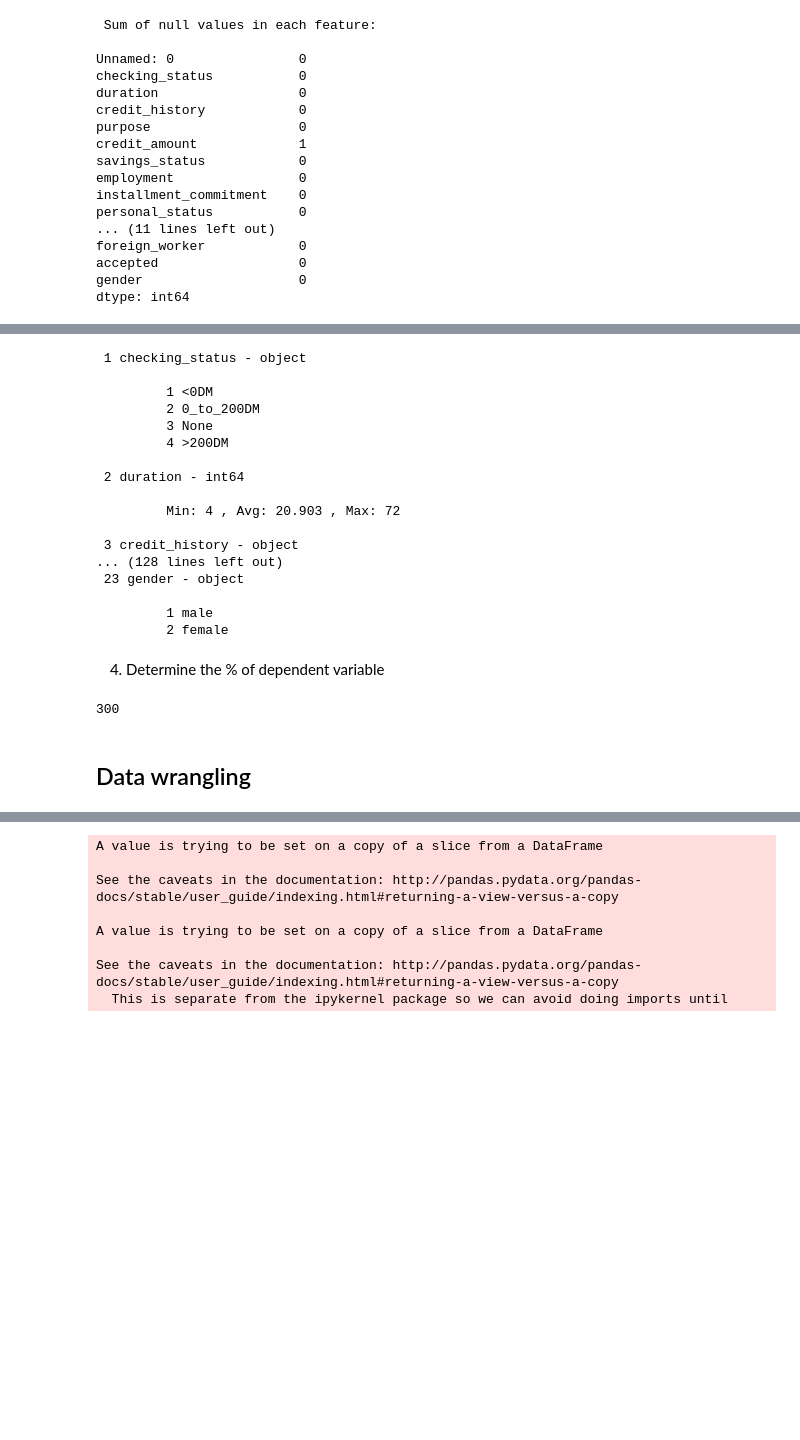
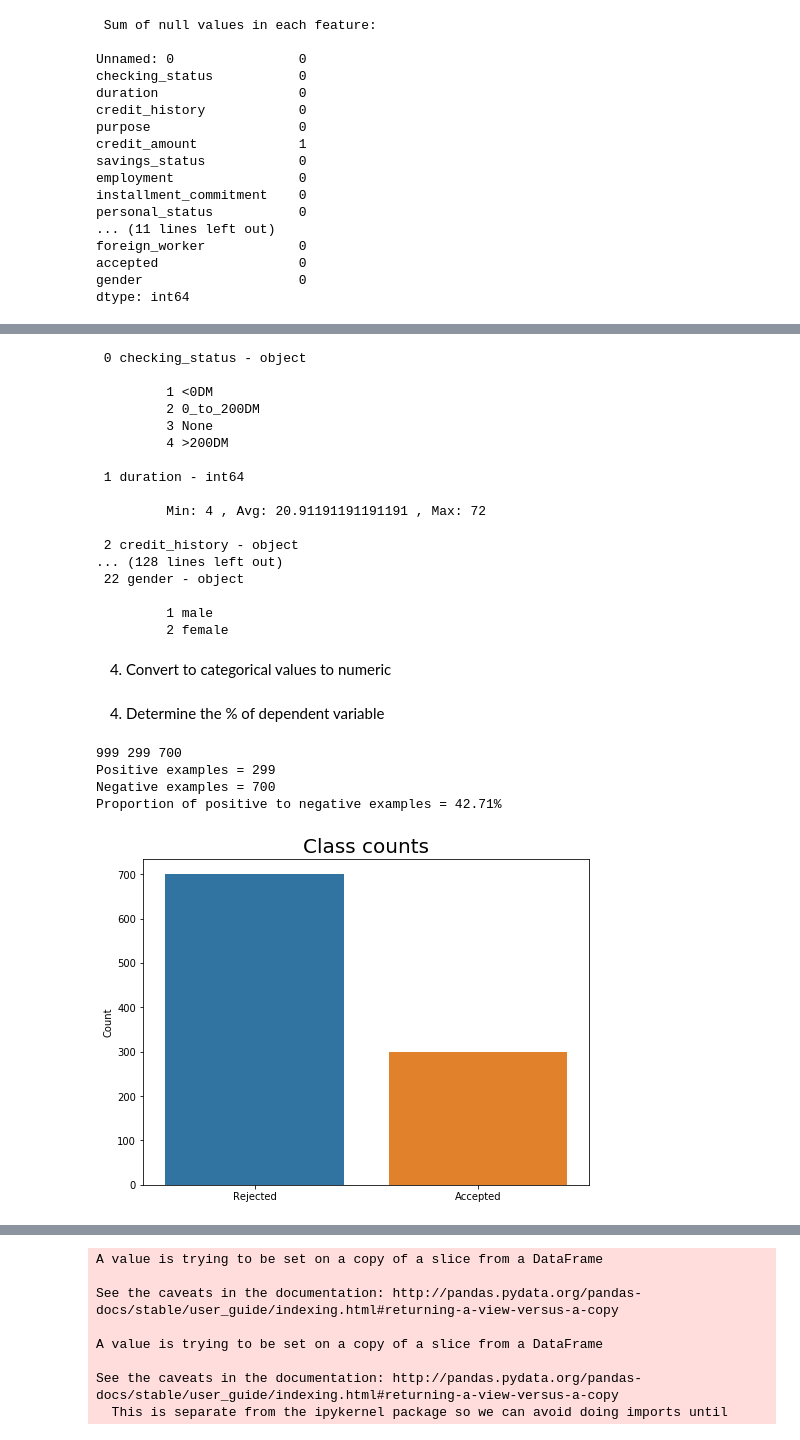
Before and after one commit to redmundnacario/-temporary-repo, a Jupyter notebook: Predict Lending.ipynb, the cells around one changed output, grey strips where cells are left out. Saved outputs shown, nothing was run; the diff lists cells and outputs as text; code cells hidden in the pictures; blank space fills up the shorter version.

```diff
--- a/Predict Lending.ipynb
+++ b/Predict Lending.ipynb
@@ -47,6 +108,8 @@ dtype: object
 # %%
 print("\n","Sum of null values in each feature:","\n")
 print(data_df.isnull().sum())
+columns_X = list(data_df.columns)
+columns_X = columns_X[1:]
 # %% [output]
  Sum of null values in each feature:
 
@@ -68 +133,3 @@ dtype: int64
+# %%
+data_df = data_df.dropna(axis = 0)
 # %% [markdown]
@@ -70,7 +137,7 @@ dtype: int64
 # %%
+data_df = data_df[columns_X]
+
 for ctr, i in enumerate(data_df.columns):
-    if ctr == 0:
-        continue
     print("\n", ctr, i,"-",data_df[i].dtype,"\n")
     unq_col = data_df[i].unique().tolist()
 
@@ -80,28 +147,56 @@ for ctr, i in enumerate(data_df.columns):
         for ctr1, j in enumerate(unq_col):
             print("\t",ctr1 + 1, j)
 # %% [output]
- 1 checking_status - object
+ 0 checking_status - object
 
          1 <0DM
          2 0_to_200DM
          3 None
          4 >200DM
 
- 2 duration - int64
+ 1 duration - int64
 
-         Min: 4 , Avg: 20.903 , Max: 72
+         Min: 4 , Avg: 20.91191191191191 , Max: 72
 
- 3 credit_history - object
+ 2 credit_history - object
 ... (128 lines left out)
- 23 gender - object
+ 22 gender - object
 
          1 male
          2 female
+# %% [markdown]
+4. Convert to categorical values to numeric
+# %%
+def transform_categories_to_numeric(categories):
+    le = preprocessing.LabelEncoder()
+    le.fit(categories)
+    return le
+
+le_converter = {}
+for ctr, i in enumerate(columns_X):
+    if data_df[i].dtypes == "object":
+        le_converter[i] = transform_categories_to_numeric(data_df[i])
+        data_df[i] = le_converter[i].transform(data_df[i])
 # %% [markdown]
 4. Determine the % of dependent variable
-# %%
-np.shape(data_df[data_df["accepted"] == 1])[0]
-# %% [output]
-300
-# %% [markdown]
-## Data wrangling
+# %%
+total_shape = np.shape(data_df)[0]
+accepted = np.shape(data_df[data_df["accepted"] == 1])[0]
+rejected = total_shape - accepted
+print (total_shape,accepted, rejected)
+
+print(f"Positive examples = {accepted}")
+print(f"Negative examples = {rejected}")
+print(f"Proportion of positive to negative examples = {(accepted / rejected) * 100:.2f}%")
+plt.figure(figsize=(8, 6))
+sns.countplot(data_df["accepted"])
+plt.xticks((0, 1), ["Rejected", "Accepted"])
+plt.xlabel("")
+plt.ylabel("Count")
+plt.title("Class counts", y=1, fontdict={"fontsize": 20});
+# %% [output]
+999 299 700
+Positive examples = 299
+Negative examples = 700
+Proportion of positive to negative examples = 42.71%
+[figure, added]
```
Also changed, not shown: parts of 54 cells of this notebook.
